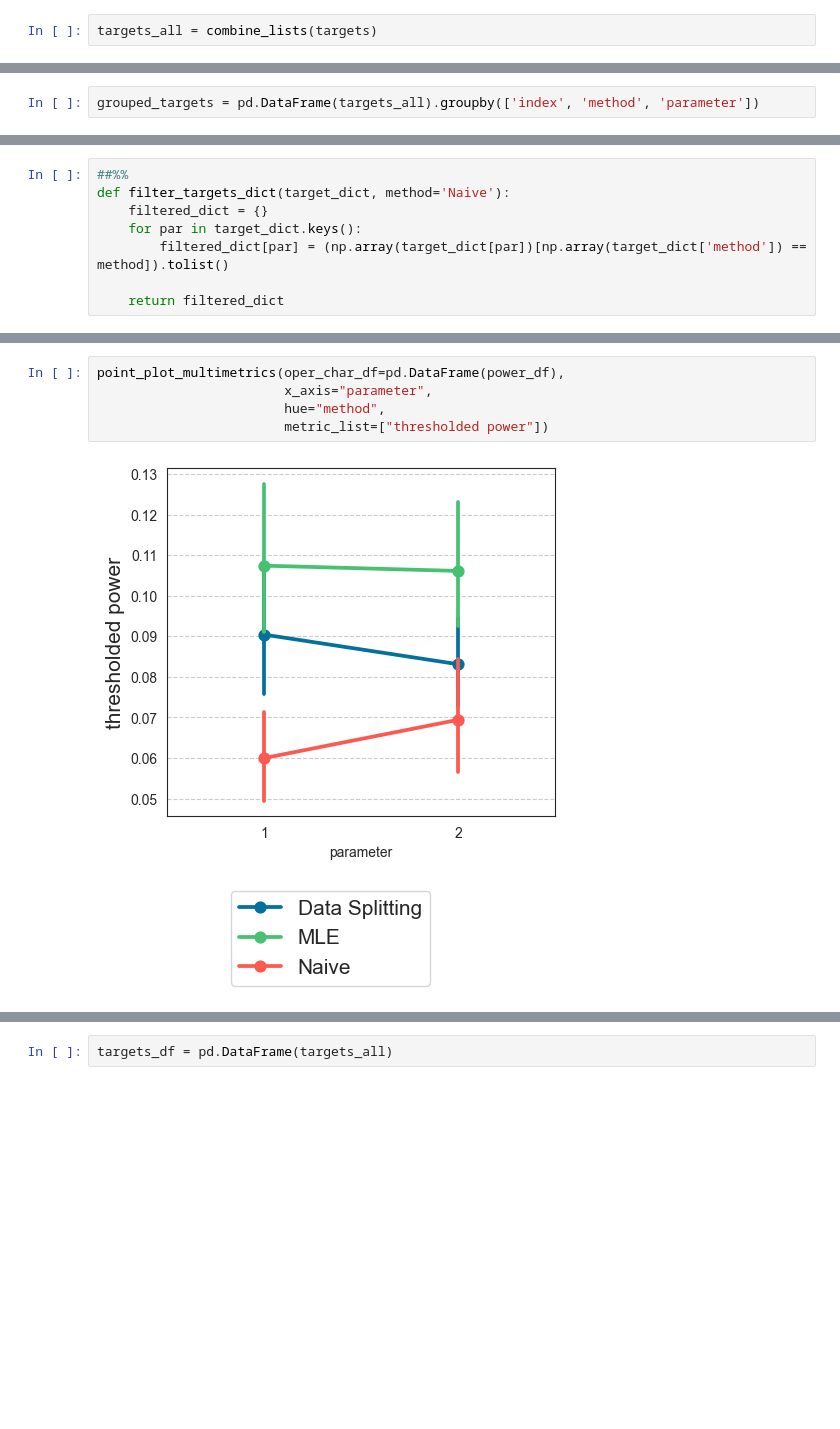
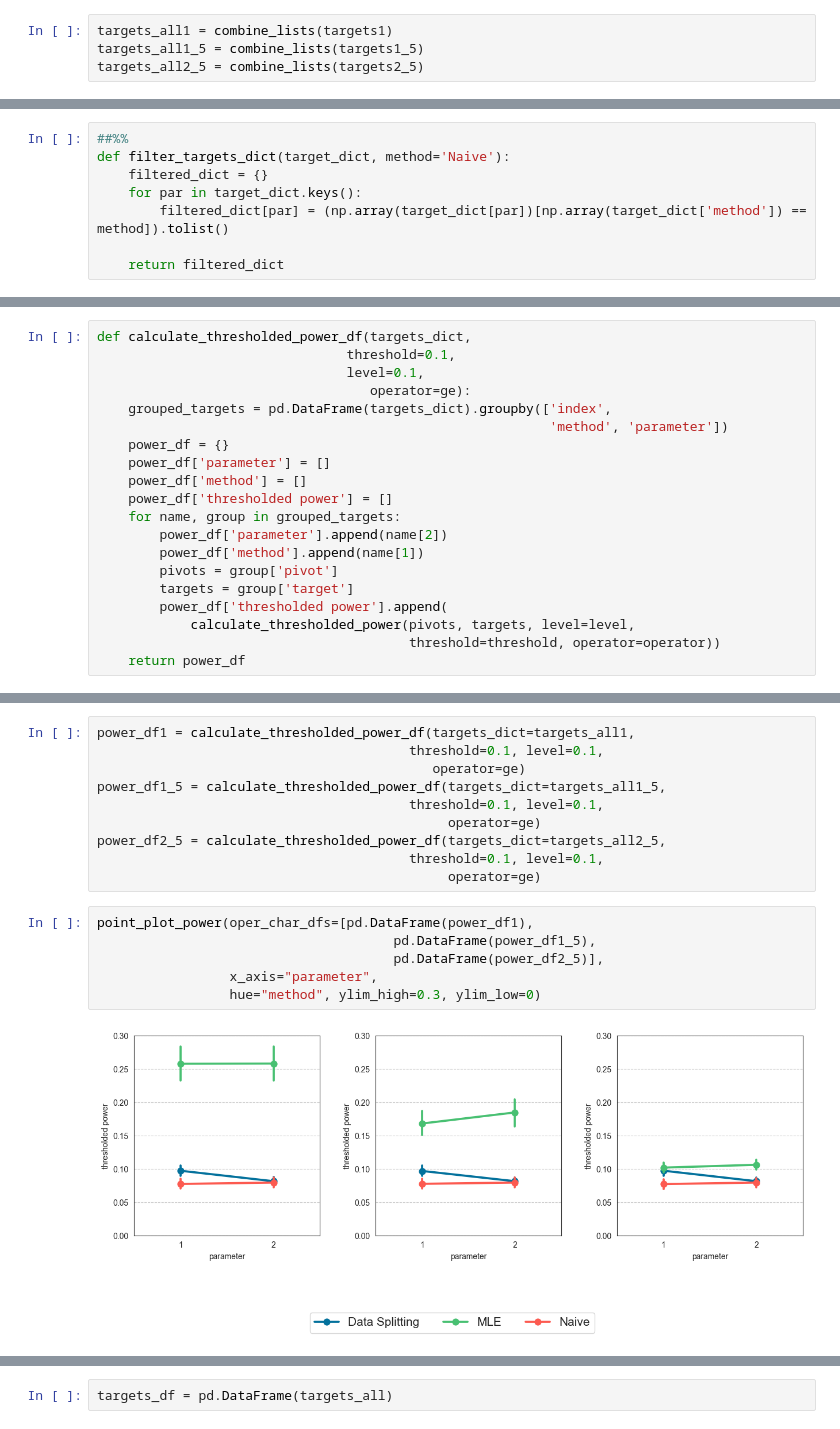
Before and after one commit to yiling-h/SI-Interaction, a Jupyter notebook: selectinf/Simulation/H1/Results/main/plotting.ipynb, the cells around one changed output, grey strips where cells are left out. Saved outputs shown, nothing was run; the diff lists cells and outputs as text; blank space fills up the shorter version.

```diff
--- a/selectinf/Simulation/H1/Results/main/plotting.ipynb
+++ b/selectinf/Simulation/H1/Results/main/plotting.ipynb
@@ -89,2 +104,4 @@ pvals_all = combine_nested_lists(pvals)
 # %%
-targets_all = combine_lists(targets)
+targets_all1 = combine_lists(targets1)
+targets_all1_5 = combine_lists(targets1_5)
+targets_all2_5 = combine_lists(targets2_5)
@@ -129,2 +107,0 @@ pd.DataFrame(targets_all)
-# %%
-grouped_targets = pd.DataFrame(targets_all).groupby(['index', 'method', 'parameter'])
@@ -209,0 +211,20 @@ plot_multi_targets(filter_targets_dict(filtered_targets,'MLE'), xaxis="Main Sign
+# %%
+def calculate_thresholded_power_df(targets_dict,
+                                threshold=0.1,
+                                level=0.1,
+                                   operator=ge):
+    grouped_targets = pd.DataFrame(targets_dict).groupby(['index',
+                                                          'method', 'parameter'])
+    power_df = {}
+    power_df['parameter'] = []
+    power_df['method'] = []
+    power_df['thresholded power'] = []
+    for name, group in grouped_targets:
+        power_df['parameter'].append(name[2])
+        power_df['method'].append(name[1])
+        pivots = group['pivot']
+        targets = group['target']
+        power_df['thresholded power'].append(
+            calculate_thresholded_power(pivots, targets, level=level,
+                                        threshold=threshold, operator=operator))
+    return power_df
@@ -210,7 +290,18 @@ plot_multi_targets(filter_targets_dict(filtered_targets,'MLE'), xaxis="Main Sign
+# %%
+power_df1 = calculate_thresholded_power_df(targets_dict=targets_all1,
+                                        threshold=0.1, level=0.1,
+                                           operator=ge)
+power_df1_5 = calculate_thresholded_power_df(targets_dict=targets_all1_5,
+                                        threshold=0.1, level=0.1,
+                                             operator=ge)
+power_df2_5 = calculate_thresholded_power_df(targets_dict=targets_all2_5,
+                                        threshold=0.1, level=0.1,
+                                             operator=ge)
 # %%
-point_plot_multimetrics(oper_char_df=pd.DataFrame(power_df),
-                        x_axis="parameter",
-                        hue="method",
-                        metric_list=["thresholded power"])
+point_plot_power(oper_char_dfs=[pd.DataFrame(power_df1),
+                                      pd.DataFrame(power_df1_5),
+                                      pd.DataFrame(power_df2_5)],
+                 x_axis="parameter",
+                 hue="method", ylim_high=0.3, ylim_low=0)
 # %% [output]
-[figure, old version]
+[figure, new version]
```
Also changed, not shown: parts of 33 cells of this notebook, 5 other files.
